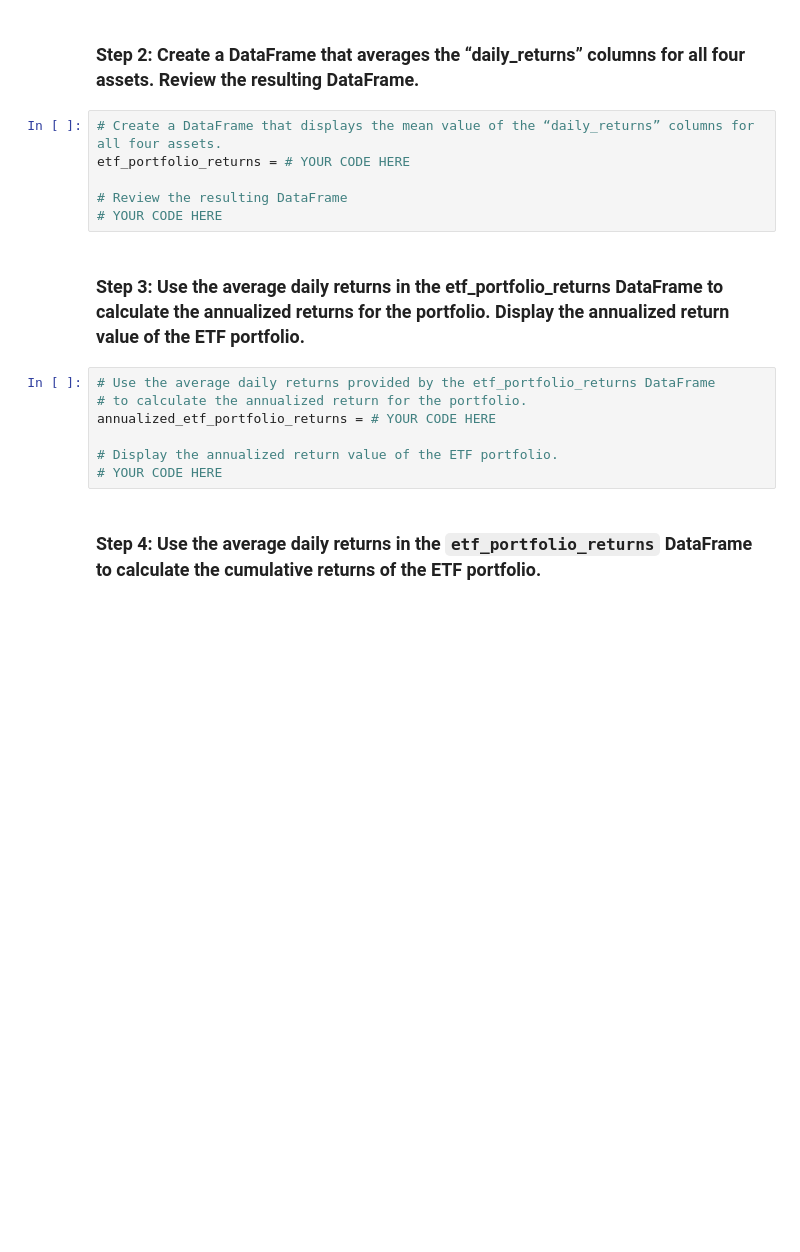
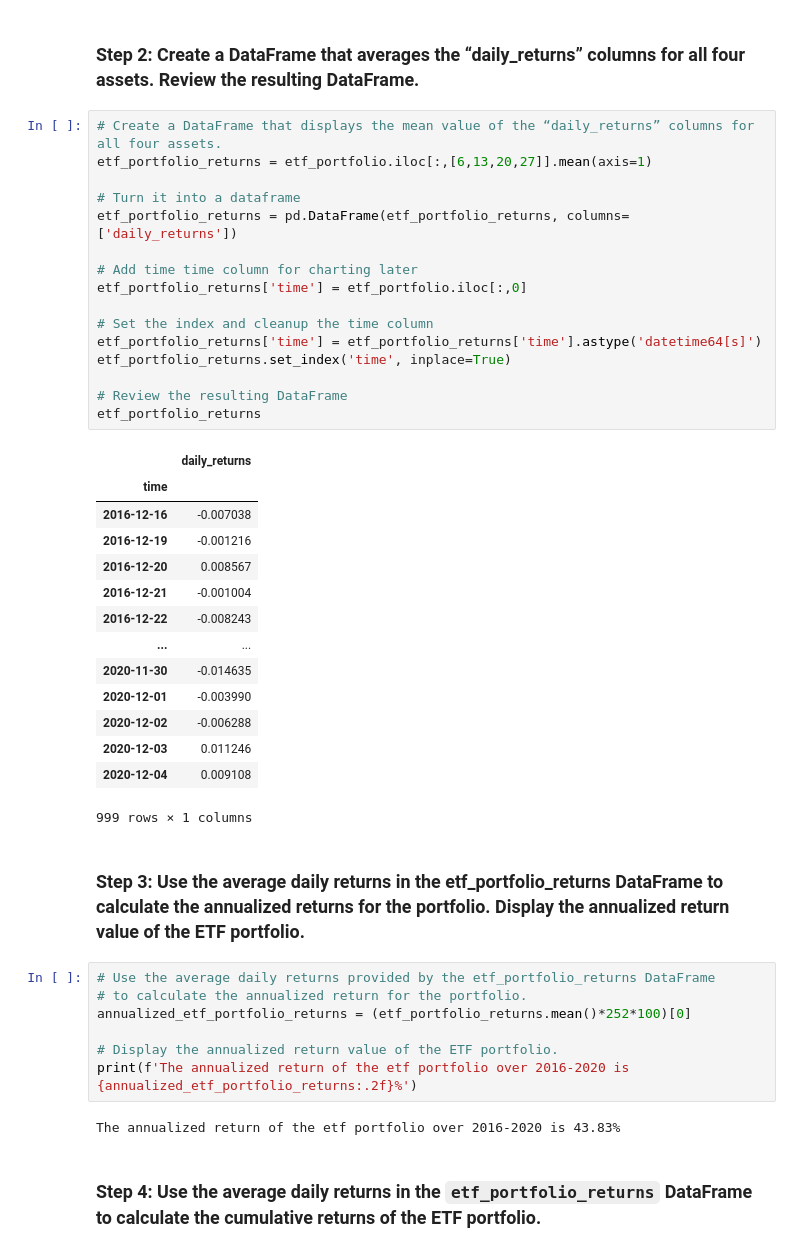
Before and after one commit to n8patterson/etf_analysis, a Jupyter notebook: etf_analyzer.ipynb, the cells around one changed output. Cells and saved outputs as stored; diff of their text form; blank space fills up the shorter version.

```diff
--- a/etf_analyzer.ipynb
+++ b/etf_analyzer.ipynb
@@ -364,20 +384,47 @@ etf_portfolio = # YOUR CODE HERE
 # %% [markdown]
 ### Step 2: Create a DataFrame that averages the “daily_returns” columns for all four assets. Review the resulting DataFrame.
-# %%
-# Create a DataFrame that displays the mean value of the “daily_returns” columns for all four assets.
-etf_portfolio_returns = # YOUR CODE HERE
-
-# Review the resulting DataFrame
-# YOUR CODE HERE
+# %%
+# Create a DataFrame that displays the mean value of the “daily_returns” columns for all four assets.
+etf_portfolio_returns = etf_portfolio.iloc[:,[6,13,20,27]].mean(axis=1)
+
+# Turn it into a dataframe
+etf_portfolio_returns = pd.DataFrame(etf_portfolio_returns, columns=['daily_returns'])
+
+# Add time time column for charting later
+etf_portfolio_returns['time'] = etf_portfolio.iloc[:,0]
+
+# Set the index and cleanup the time column
+etf_portfolio_returns['time'] = etf_portfolio_returns['time'].astype('datetime64[s]')
+etf_portfolio_returns.set_index('time', inplace=True)
+
+# Review the resulting DataFrame
+etf_portfolio_returns
+# %% [output]
+|  | daily_returns |
+| time |  |
+| 2016-12-16 | -0.007038 |
+| 2016-12-19 | -0.001216 |
+| 2016-12-20 | 0.008567 |
+| 2016-12-21 | -0.001004 |
+| 2016-12-22 | -0.008243 |
+| ... | ... |
+| 2020-11-30 | -0.014635 |
+| 2020-12-01 | -0.003990 |
+| 2020-12-02 | -0.006288 |
+| 2020-12-03 | 0.011246 |
+| 2020-12-04 | 0.009108 |
+999 rows × 1 columns
 # %% [markdown]
 ### Step 3: Use the average daily returns in the etf_portfolio_returns DataFrame to calculate the annualized returns for the portfolio. Display the annualized return value of the ETF portfolio.
 # %%
 # Use the average daily returns provided by the etf_portfolio_returns DataFrame
 # to calculate the annualized return for the portfolio.
-annualized_etf_portfolio_returns = # YOUR CODE HERE
+annualized_etf_portfolio_returns = (etf_portfolio_returns.mean()*252*100)[0]
 
 # Display the annualized return value of the ETF portfolio.
-# YOUR CODE HERE
+print(f'The annualized return of the etf portfolio over 2016-2020 is {annualized_etf_portfolio_returns:.2f}%')
+# %% [output]
+The annualized return of the etf portfolio over 2016-2020 is 43.83%
 # %% [markdown]
 ### Step 4: Use the average daily returns in the `etf_portfolio_returns` DataFrame to calculate the cumulative returns of the ETF portfolio.
 # %%
```
Also changed, not shown: parts of 4 cells of this notebook.
